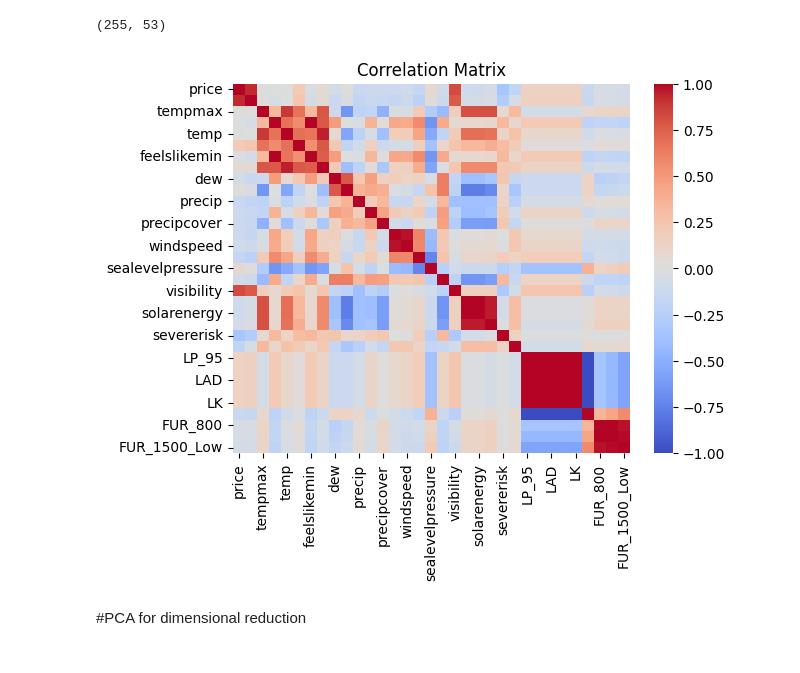
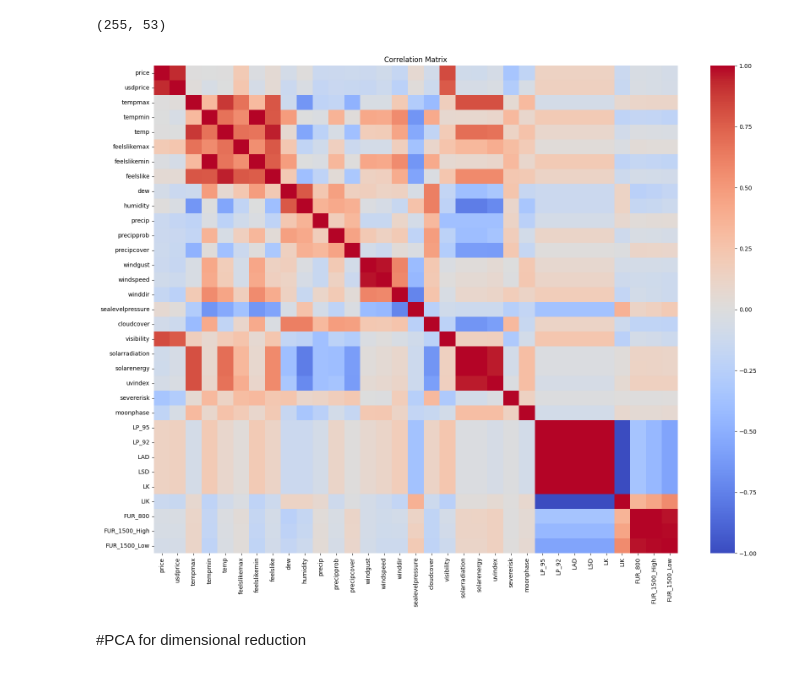
Before and after one commit to DVIlangamge/FYP--Rice-Price-Volatility-Analysis-and-Forecasting, a Jupyter notebook: FYP.ipynb, the cells around one changed output. Cells and saved outputs as stored; diff of their text form; code cells hidden in the pictures.

```diff
--- a/FYP.ipynb
+++ b/FYP.ipynb
@@ -1445,12 +1445,14 @@ merged_df.shape
 # %%
 # Calculate the correlation matrix
 corr_matrix = merged_df.corr(numeric_only=True)
+
 # Visualize the correlation matrix using a heatmap
+plt.figure(figsize=(20,15))
 sns.heatmap(corr_matrix, annot=False, cmap='coolwarm')
 plt.title('Correlation Matrix')
 plt.show()
 # %% [output]
-[figure, old version]
+[figure, new version]
 # %% [markdown]
 #PCA for dimensional reduction
 # %%
```
Also changed, not shown: parts of 73 cells of this notebook.
